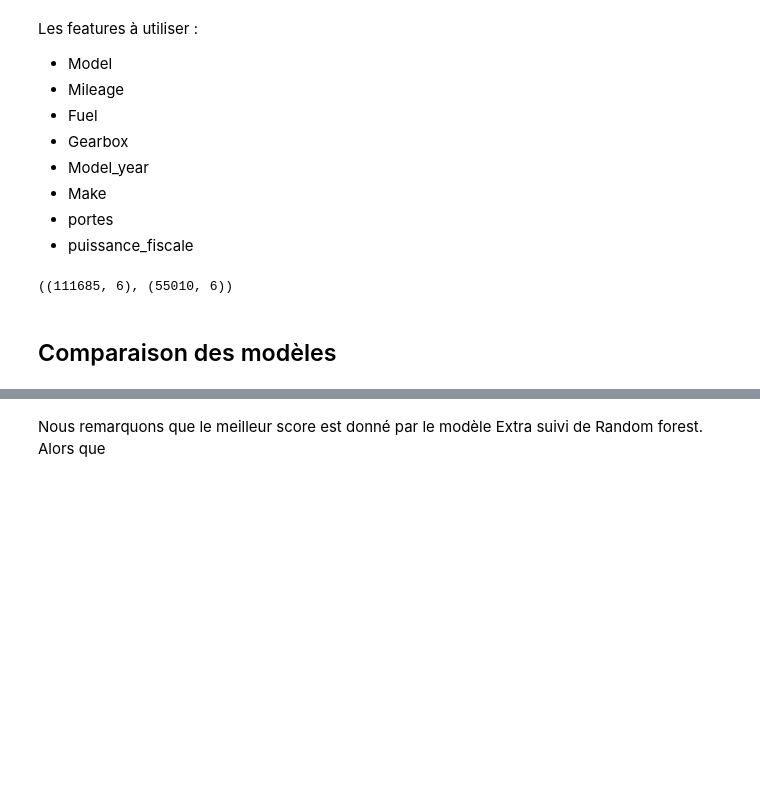
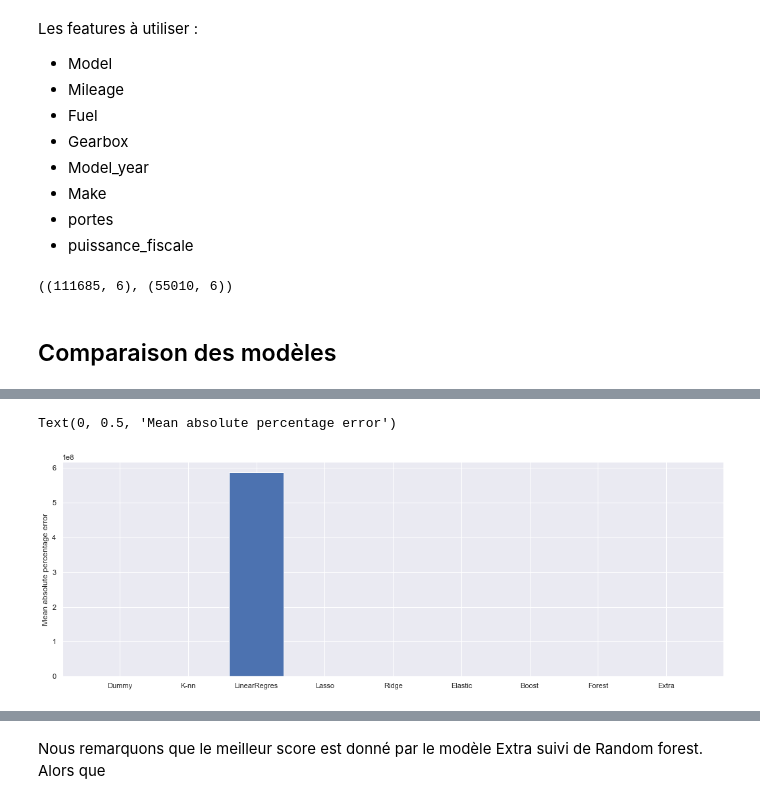
Before and after one commit to lyes1/projet_data_automobile, a Jupyter notebook: Projet_estimation_vehicule.ipynb, the cells around one changed output, grey strips where cells are left out. Cells and saved outputs as stored; diff of their text form; code cells hidden in the pictures; blank space fills up the shorter version.

```diff
--- a/Projet_estimation_vehicule.ipynb
+++ b/Projet_estimation_vehicule.ipynb
@@ -625,0 +709,8 @@ result
+# %%
+#result.plot.bar(x='model', y='mape', rot=0)#, rot=0
+f, ax = plt.subplots(ncols=1, sharex=True, sharey=False, figsize=(18,6))
+ax.bar(result['model'], result['mape'])
+ax.set_ylabel('Mean absolute percentage error')
+# %% [output]
+Text(0, 0.5, 'Mean absolute percentage error')
+[figure, added]
```
Also changed, not shown: parts of 35 cells of this notebook.
